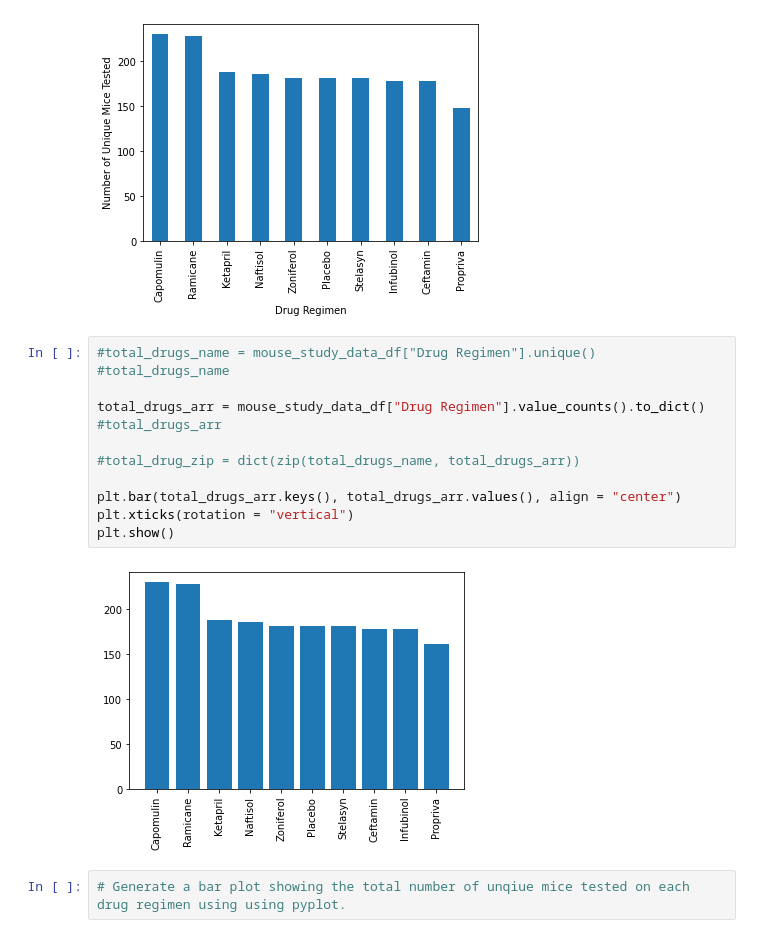
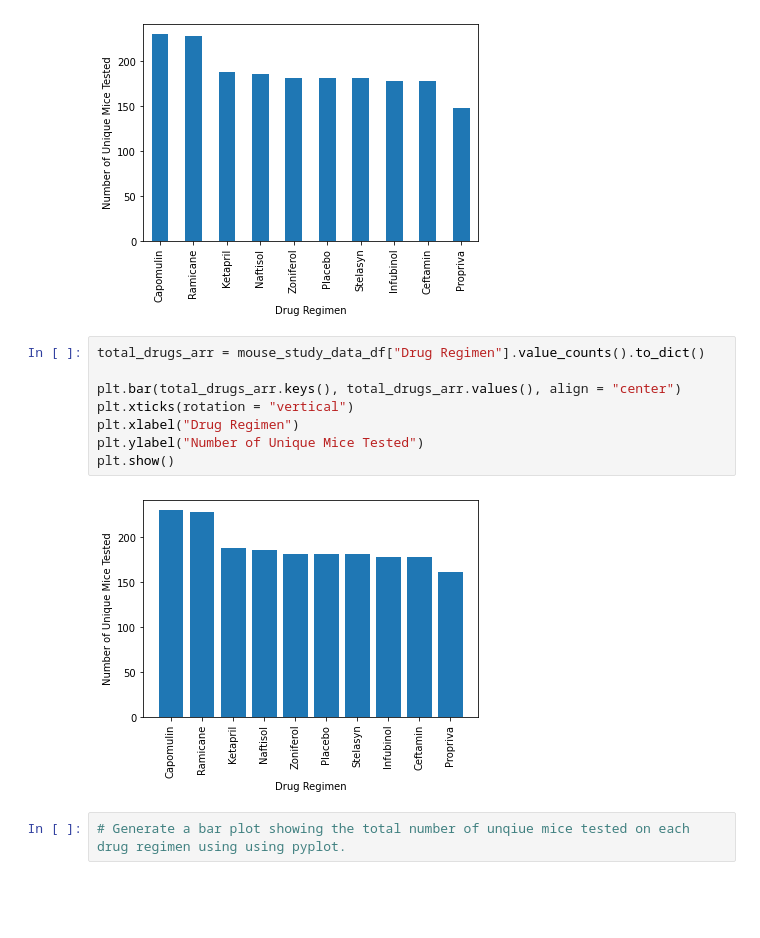
Before and after one commit to 33north/05__Matplotlib__matplotlib-challenge, a Jupyter notebook: pymaceuticals_starter.ipynb, the cells around one changed output. Cells and saved outputs as stored; diff of their text form; blank space fills up the shorter version.

```diff
--- a/pymaceuticals_starter.ipynb
+++ b/pymaceuticals_starter.ipynb
@@ -252,19 +253,15 @@ mouse_study_data_df["Drug Regimen"].value_counts().plot(kind = "bar")
 # %% [output]
 [figure]
 # %%
-#total_drugs_name = mouse_study_data_df["Drug Regimen"].unique()
-#total_drugs_name
-
 total_drugs_arr = mouse_study_data_df["Drug Regimen"].value_counts().to_dict()
-#total_drugs_arr
-
-#total_drug_zip = dict(zip(total_drugs_name, total_drugs_arr))
 
 plt.bar(total_drugs_arr.keys(), total_drugs_arr.values(), align = "center")
 plt.xticks(rotation = "vertical")
+plt.xlabel("Drug Regimen")
+plt.ylabel("Number of Unique Mice Tested")
 plt.show()
 # %% [output]
-[figure, old version]
+[figure, new version]
 # %%
 # Generate a bar plot showing the total number of unqiue mice tested on each drug regimen using using pyplot.
 # %% [output]
```
Also changed, not shown: parts of 8 cells of this notebook.
